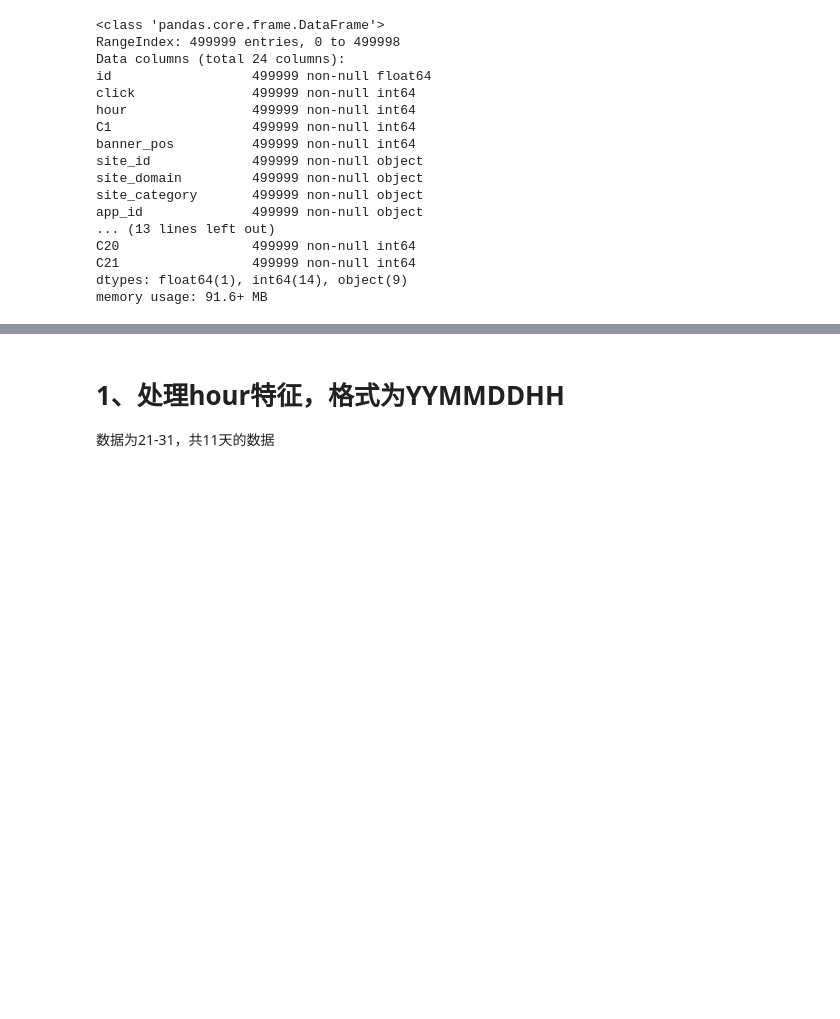
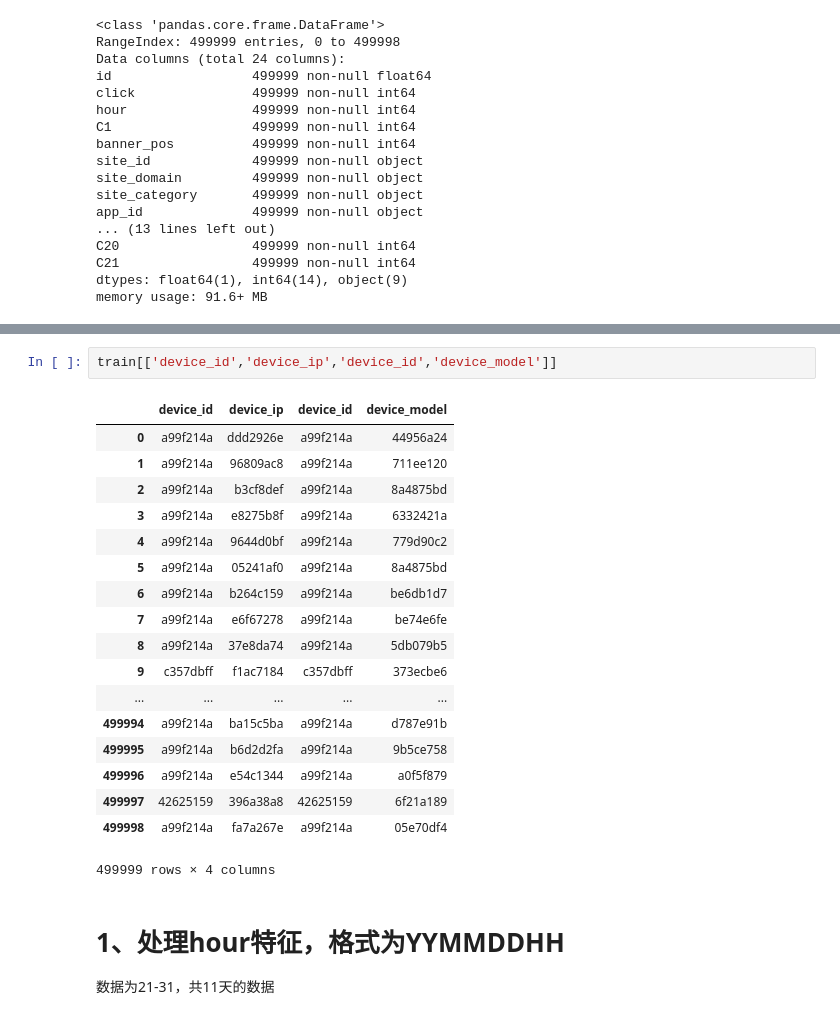
Before and after one commit to jhyehuang/kaggle-avazu, a Jupyter notebook: avazu_code/0. EDA.ipynb, the cells around one changed output, grey strips where cells are left out. Cells and saved outputs as stored; diff of their text form; blank space fills up the shorter version.

```diff
--- a/avazu_code/0. EDA.ipynb
+++ b/avazu_code/0. EDA.ipynb
@@ -64,6 +64,27 @@ train.describe()
 | 50% | 9.794432e+18 | 0.000000 | 1.410210e+07 | 1005.000000 | 0.000000 | 1.000000 | 0.000000 | 18993.000000 | 320.000000 | ... |
 | 75% | 1.347337e+19 | 0.000000 | 1.410210e+07 | 1005.000000 | 0.000000 | 1.000000 | 0.000000 | 20632.000000 | 320.000000 | ... |
 | max | 1.844670e+19 | 1.000000 | 1.410210e+07 | 1012.000000 | 7.000000 | 5.000000 | 5.000000 | 21705.000000 | 1024.000000 | ... |
+# %%
+train[['device_id','device_ip','device_id','device_model']]
+# %% [output]
+|  | device_id | device_ip | device_id | device_model |
+| 0 | a99f214a | ddd2926e | a99f214a | 44956a24 |
+| 1 | a99f214a | 96809ac8 | a99f214a | 711ee120 |
+| 2 | a99f214a | b3cf8def | a99f214a | 8a4875bd |
+| 3 | a99f214a | e8275b8f | a99f214a | 6332421a |
+| 4 | a99f214a | 9644d0bf | a99f214a | 779d90c2 |
+| 5 | a99f214a | 05241af0 | a99f214a | 8a4875bd |
+| 6 | a99f214a | b264c159 | a99f214a | be6db1d7 |
+| 7 | a99f214a | e6f67278 | a99f214a | be74e6fe |
+| 8 | a99f214a | 37e8da74 | a99f214a | 5db079b5 |
+| 9 | c357dbff | f1ac7184 | c357dbff | 373ecbe6 |
+| ... | ... | ... | ... | ... |
+| 499994 | a99f214a | ba15c5ba | a99f214a | d787e91b |
+| 499995 | a99f214a | b6d2d2fa | a99f214a | 9b5ce758 |
+| 499996 | a99f214a | e54c1344 | a99f214a | a0f5f879 |
+| 499997 | 42625159 | 396a38a8 | 42625159 | 6f21a189 |
+| 499998 | a99f214a | fa7a267e | a99f214a | 05e70df4 |
+499999 rows × 4 columns
 # %% [markdown]
 # 1、处理hour特征，格式为YYMMDDHH
 数据为21-31，共11天的数据
```
Also changed, not shown: parts of 3 cells of this notebook, 2 other files.
